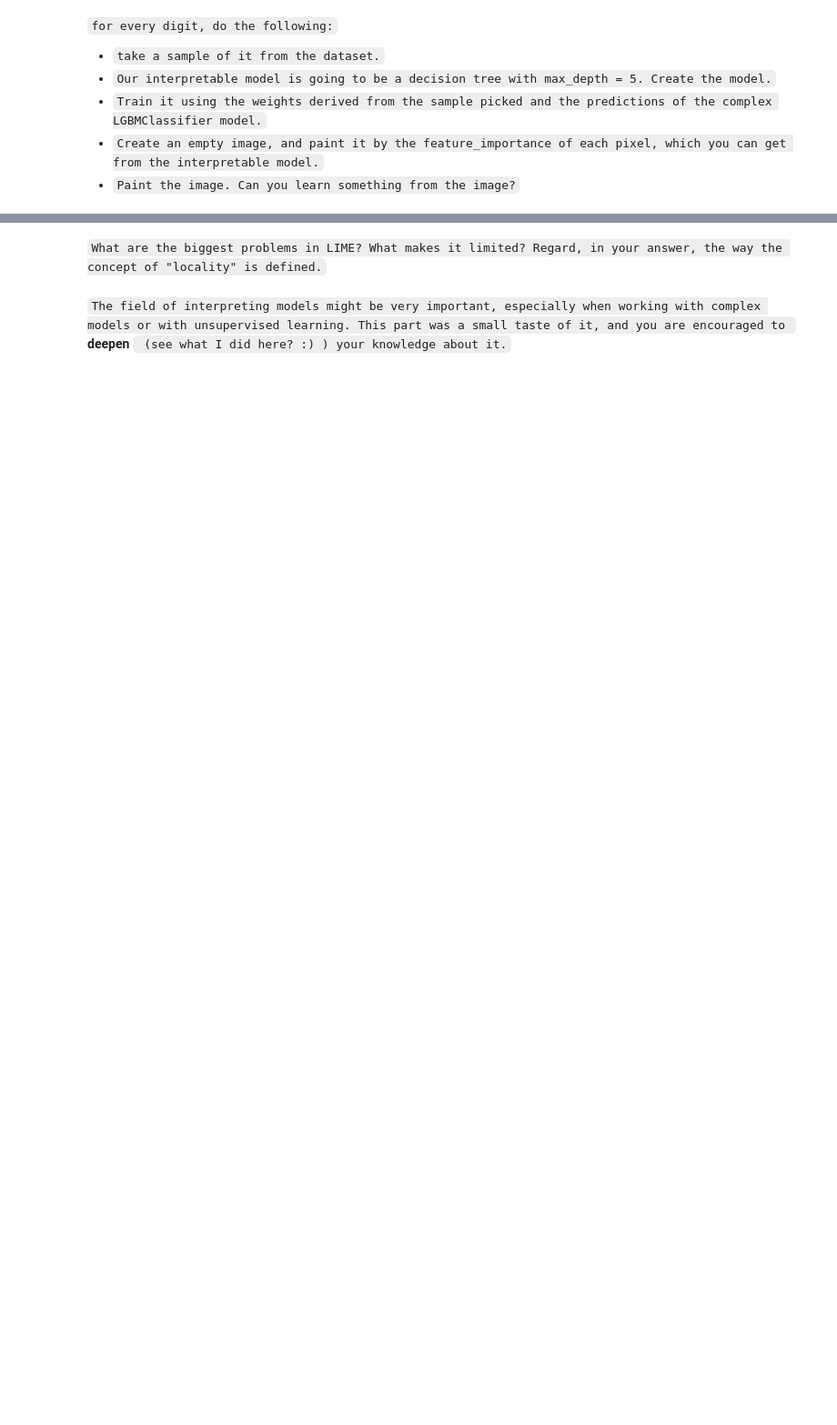
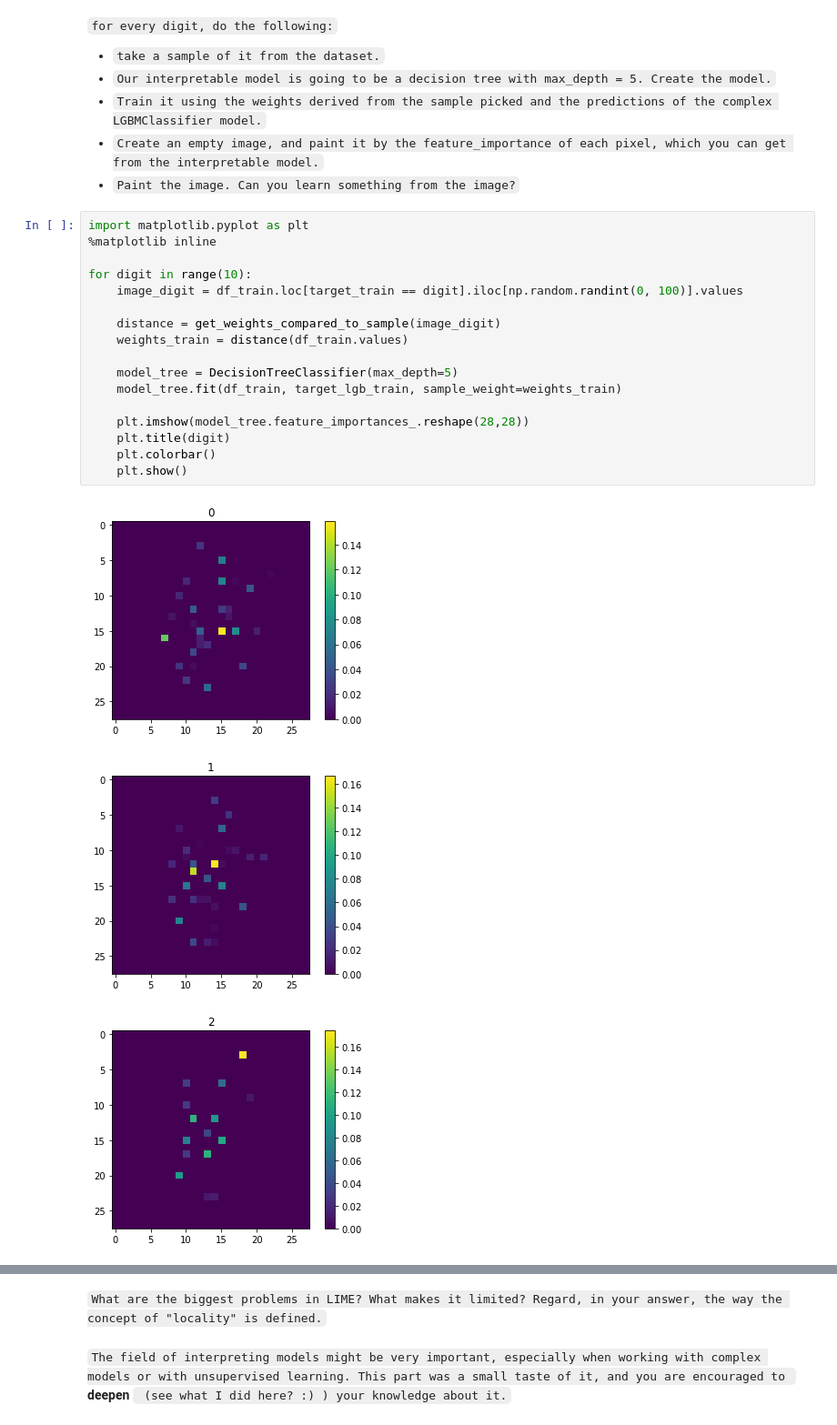
Before and after one commit to haroldbola/Course_Maphat, a Jupyter notebook: מודולים/בסיס - למידה חישובית/4. Decision Tree and Random forest exercise/Random Forest exercise.ipynb, the cells around one changed output, grey strips where cells are left out. Shown at 91% size. Drawn from its saved outputs; the diff is of its cells as text; blank space fills up the shorter version.

````diff
--- a/מודולים/בסיס - למידה חישובית/4. Decision Tree and Random forest exercise/Random Forest exercise.ipynb
+++ b/מודולים/בסיס - למידה חישובית/4. Decision Tree and Random forest exercise/Random Forest exercise.ipynb
@@ -499,3 +598,24 @@ Note: we are about to use this function in order to define the "neighborhood" of
 - ```Train it using the weights derived from the sample picked and the predictions of the complex LGBMClassifier model.```
 - ```Create an empty image, and paint it by the feature_importance of each pixel, which you can get from the interpretable model.```
 - ```Paint the image. Can you learn something from the image?```
+# %%
+import matplotlib.pyplot as plt
+%matplotlib inline
+
+for digit in range(10):
+    image_digit = df_train.loc[target_train == digit].iloc[np.random.randint(0, 100)].values
+
+    distance = get_weights_compared_to_sample(image_digit)
+    weights_train = distance(df_train.values)
+
+    model_tree = DecisionTreeClassifier(max_depth=5)
+    model_tree.fit(df_train, target_lgb_train, sample_weight=weights_train)
+
+    plt.imshow(model_tree.feature_importances_.reshape(28,28))
+    plt.title(digit)
+    plt.colorbar()
+    plt.show()
+# %% [output]
+[figure, added]
+[figure, added]
+[figure, added]
````
Also changed, not shown: parts of 11 cells of this notebook, 2 other files.
